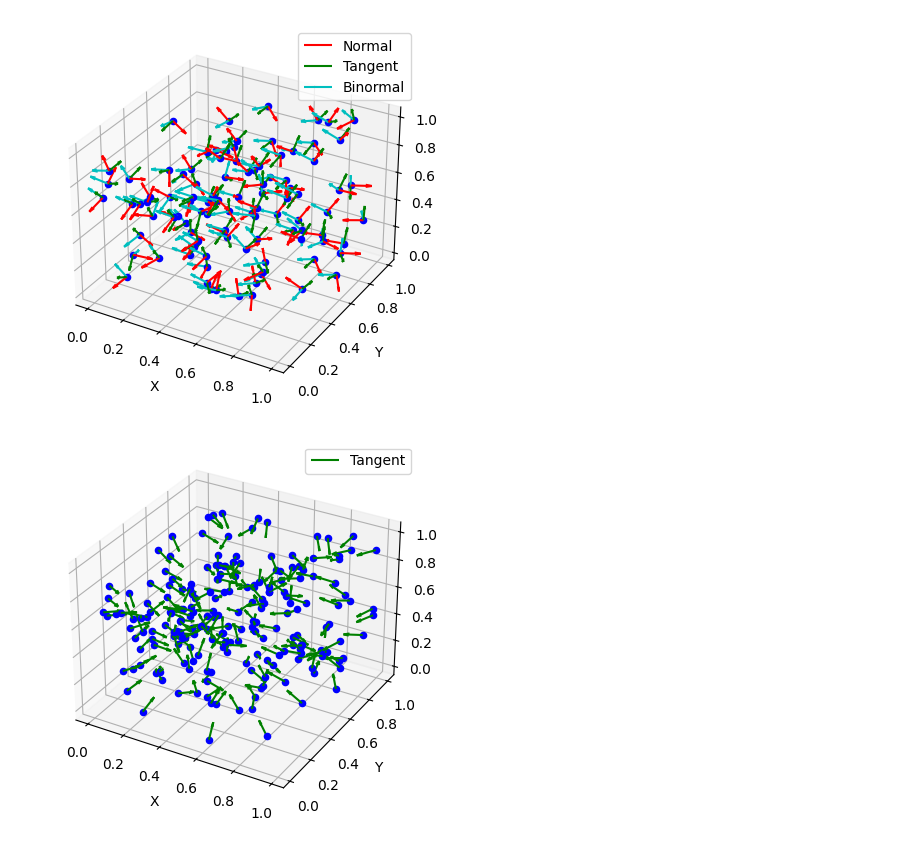
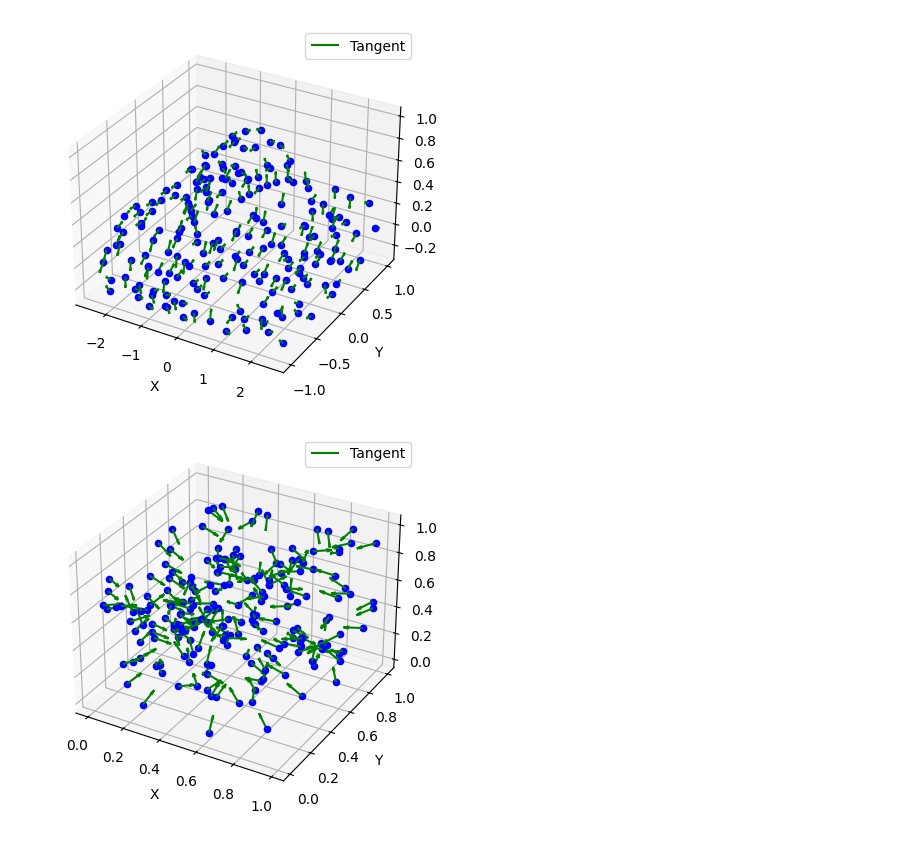
Before and after one commit to vinca0224/3D, a Jupyter notebook: tangent.ipynb, the cells around one changed output. Cells and saved outputs as stored; diff of their text form; code cells hidden in the pictures.

```diff
--- a/tangent.ipynb
+++ b/tangent.ipynb
@@ -67,39 +67,43 @@ def plot_vectors(points, normal_vectors, tangent_vectors, binormal_vectors, samp
     fig = plt.figure()
     ax = fig.add_subplot(111, projection='3d')
 
     # 샘플링하여 시각화
     n_samples = int(len(points) * sample_rate)
     sample_indices = np.random.choice(len(points), n_samples, replace=False)
 
     for i in sample_indices:
         point = points[i]
         normal = normal_vectors[i]
         tangent = tangent_vectors[i]
         binormal = binormal_vectors[i]
         ax.scatter(*point, color='b')  # 점 표시
-        ax.quiver(*point, *normal, color='r', length=0.1, normalize=True, label='Normal' if i == sample_indices[0] else "")
+        # ax.quiver(*point, *normal, color='r', length=0.1, normalize=True, label='Normal' if i == sample_indices[0] else "")
         ax.quiver(*point, *tangent, color='g', length=0.1, normalize=True, label='Tangent' if i == sample_indices[0] else "")
-        ax.quiver(*point, *binormal, color='c', length=0.1, normalize=True, label='Binormal' if i == sample_indices[0] else "")
+        # ax.quiver(*point, *binormal, color='c', length=0.1, normalize=True, label='Binormal' if i == sample_indices[0] else "")
 
     # 그래프 설정
     ax.set_xlabel('X')
     ax.set_ylabel('Y')
     ax.set_zlabel('Z')
     plt.legend()
     plt.show()
 
-# 예제 데이터 생성
-np.random.seed(0)
-points = np.random.rand(100, 3)  # 100개의 무작위 3D 점
+# # 예제 데이터 생성
+# np.random.seed(0)
+# points = np.random.rand(100, 3)  # 100개의 무작위 3D 점
+import trimesh
+model = trimesh.load('./obj/model.stl')
+samples = trimesh.sample.sample_surface_even(model, 200)
+points = samples[0]
 
 # 노말 벡터 및 탄젠트 벡터, 바이노멀 벡터 계산
 normal_vectors = compute_normal_vectors(points, k=10)
 tangent_vectors, binormal_vectors = compute_tangent_and_binormal_vectors(points, normal_vectors)
 
 # 벡터 시각화
 plot_vectors(points, normal_vectors, tangent_vectors, binormal_vectors, sample_rate=1)
 # %% [output]
-[figure, old version]
+[figure, new version]
 # %%
 import numpy as np
 import matplotlib.pyplot as plt
```
Also changed, not shown: parts of 1 cell of this notebook, 1 other file.
